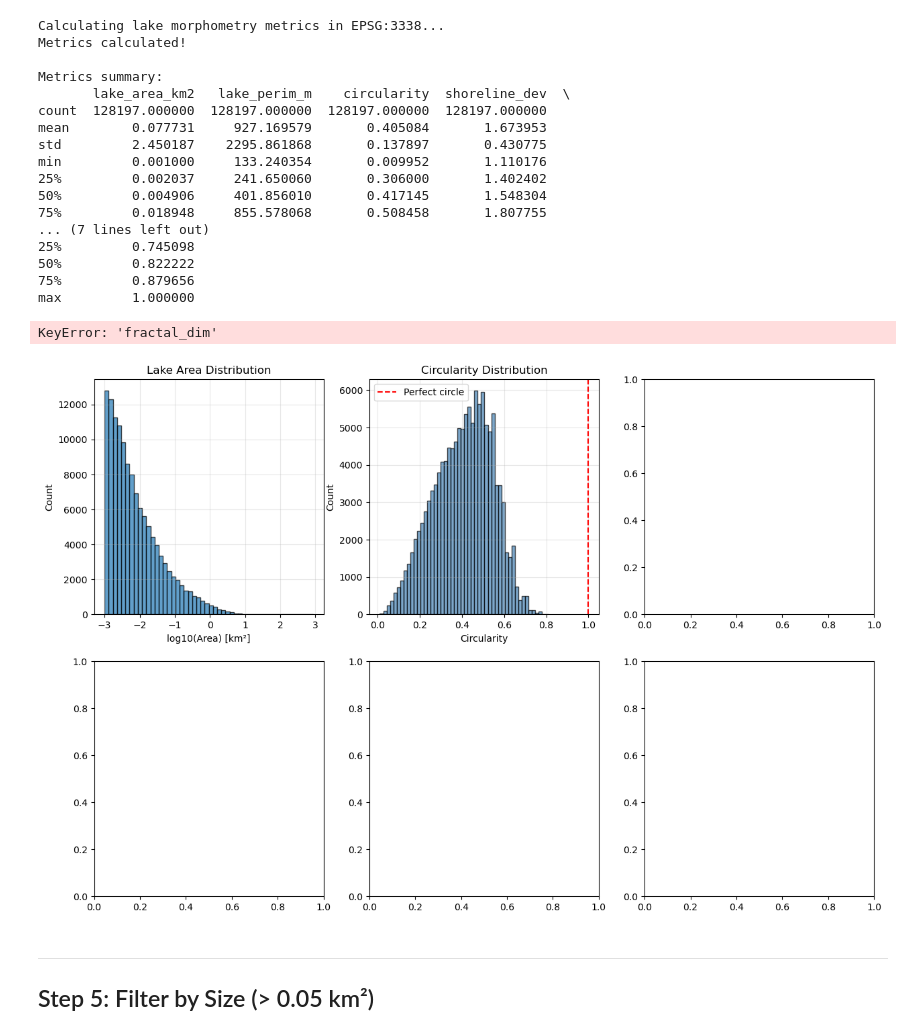
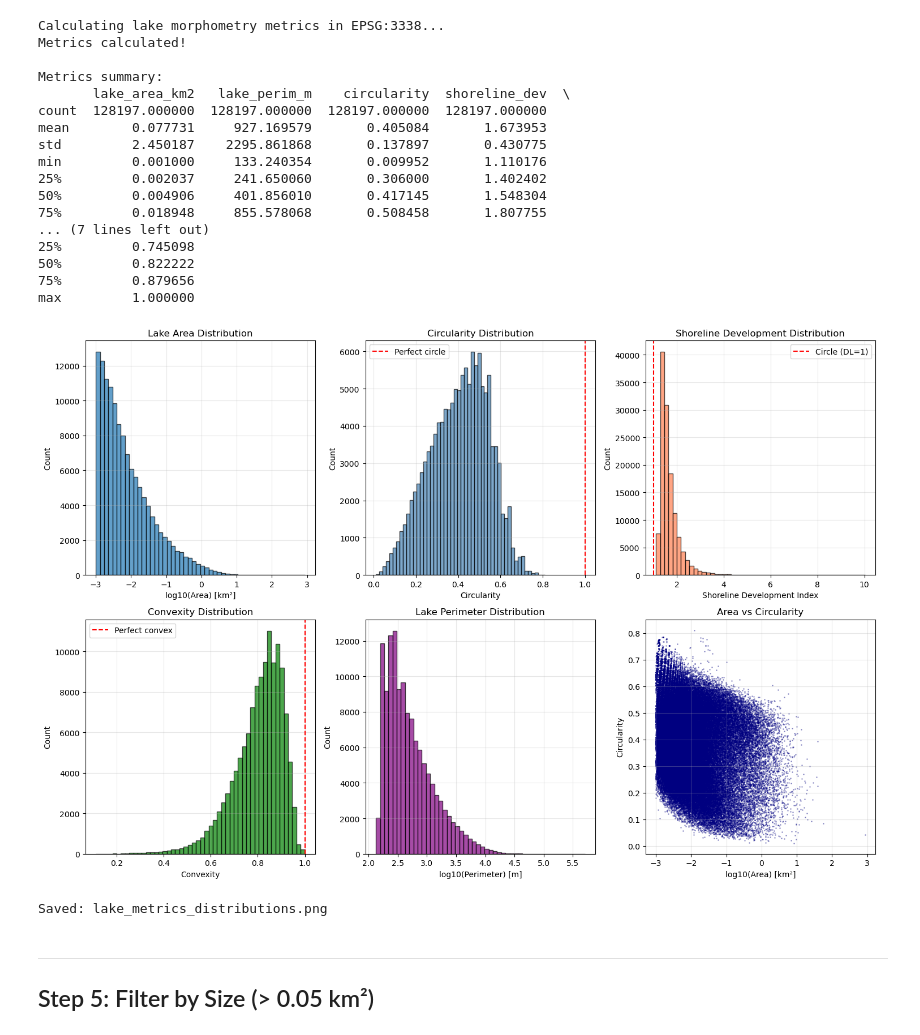
Before and after one commit to bradleylab/thermokarst-lakes-alaska, a Jupyter notebook: 01_preprocess_alpod_lakes.ipynb, the cells around one changed output. Cells and saved outputs as stored; diff of their text form; code cells hidden in the pictures.

```diff
--- a/01_preprocess_alpod_lakes.ipynb
+++ b/01_preprocess_alpod_lakes.ipynb
@@ -257,12 +257,14 @@ axes[0, 1].axvline(1.0, color='red', linestyle='--', label='Perfect circle')
 axes[0, 1].legend()
 axes[0, 1].grid(alpha=0.3)
 
-# Fractal dimension
-axes[0, 2].hist(lakes_albers['fractal_dim'], bins=50,
+# Shoreline Development Index
+axes[0, 2].hist(lakes_albers['shoreline_dev'], bins=50,
                 edgecolor='black', alpha=0.7, color='coral')
-axes[0, 2].set_xlabel('Fractal Dimension')
+axes[0, 2].set_xlabel('Shoreline Development Index')
 axes[0, 2].set_ylabel('Count')
-axes[0, 2].set_title('Fractal Dimension Distribution')
+axes[0, 2].set_title('Shoreline Development Distribution')
+axes[0, 2].axvline(1.0, color='red', linestyle='--', label='Circle (DL=1)')
+axes[0, 2].legend()
 axes[0, 2].grid(alpha=0.3)
 
 # Convexity
@@ -270,35 +272,35 @@ axes[1, 0].hist(lakes_albers['convexity'], bins=50,
                 edgecolor='black', alpha=0.7, color='green')
 axes[1, 0].set_xlabel('Convexity')
 axes[1, 0].set_ylabel('Count')
 axes[1, 0].set_title('Convexity Distribution')
 axes[1, 0].axvline(1.0, color='red', linestyle='--', label='Perfect convex')
 axes[1, 0].legend()
 axes[1, 0].grid(alpha=0.3)
 
 # Perimeter
 axes[1, 1].hist(np.log10(lakes_albers['lake_perim_m']), bins=50,
                 edgecolor='black', alpha=0.7, color='purple')
 axes[1, 1].set_xlabel('log10(Perimeter) [m]')
 axes[1, 1].set_ylabel('Count')
 axes[1, 1].set_title('Lake Perimeter Distribution')
 axes[1, 1].grid(alpha=0.3)
 
 # Area vs Circularity scatter
 axes[1, 2].scatter(np.log10(lakes_albers['lake_area_km2']),
                    lakes_albers['circularity'],
                    s=1, alpha=0.3, color='navy')
 axes[1, 2].set_xlabel('log10(Area) [km²]')
 axes[1, 2].set_ylabel('Circularity')
 axes[1, 2].set_title('Area vs Circularity')
 axes[1, 2].grid(alpha=0.3)
 
 plt.tight_layout()
 plt.savefig('lake_metrics_distributions.png', dpi=150, bbox_inches='tight')
 plt.show()
 print("Saved: lake_metrics_distributions.png")
 # %% [output]
+[figure, new version]
-KeyError: 'fractal_dim'
+Saved: lake_metrics_distributions.png
-[figure, old version]
 # %% [markdown]
 ---
 ## Step 5: Filter by Size (> 0.05 km²)
```
